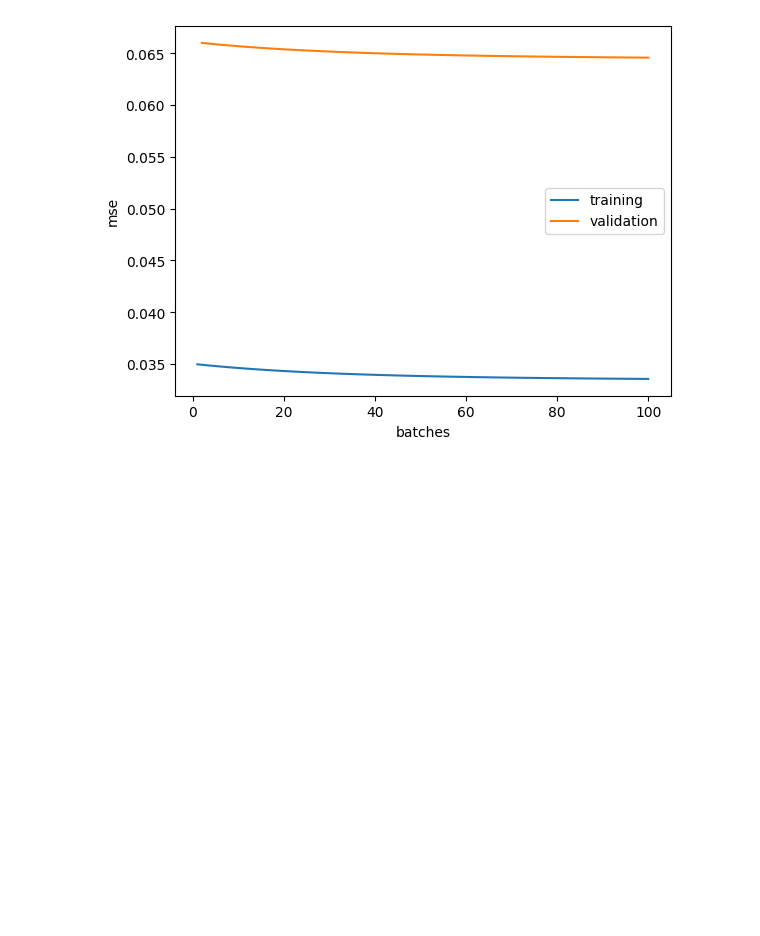
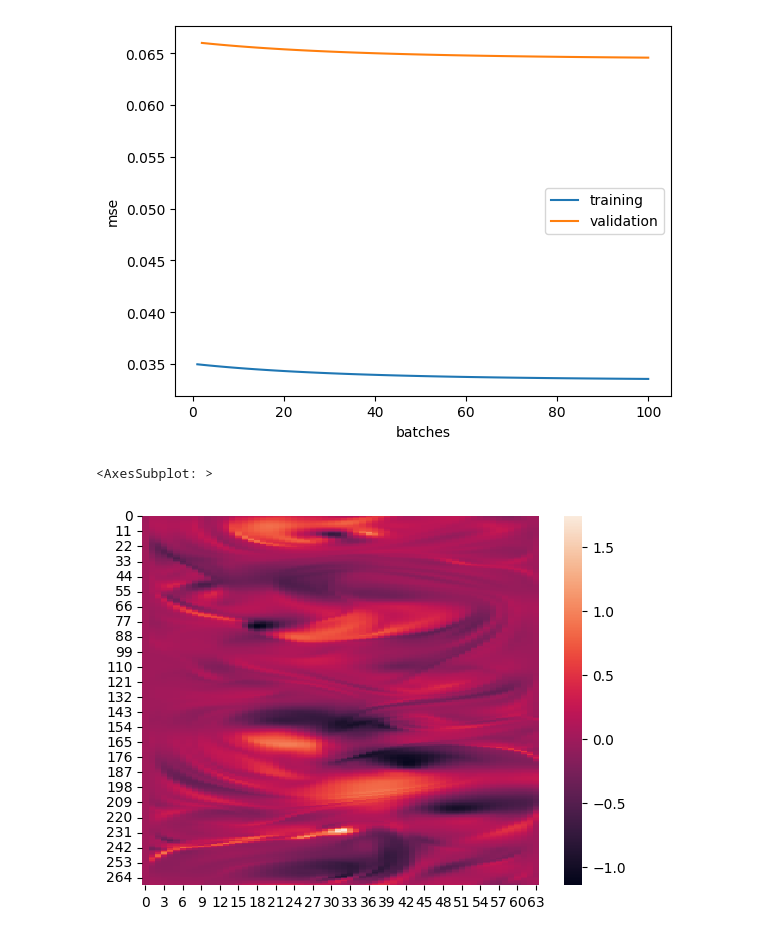
Before and after one commit to diegodelc/jax-cfd, a Jupyter notebook: notebooks/hybrid_model/training_superresolutions/advection_term.ipynb, the cells around one changed output. Saved outputs shown, nothing was run; the diff lists cells and outputs as text; code cells hidden in the pictures; blank space fills up the shorter version.

```diff
--- a/notebooks/hybrid_model/training_superresolutions/advection_term.ipynb
+++ b/notebooks/hybrid_model/training_superresolutions/advection_term.ipynb
@@ -297,3 +304,8 @@ plt.legend()
 # %% [output]
 <matplotlib.legend.Legend at 0x...>
 [figure]
+# %%
+seaborn.heatmap(Y_dataset[-1][:,:,0])
+# %% [output]
+<AxesSubplot: >
+[figure, added]
```
Also changed, not shown: parts of 4 cells of this notebook, 3 other files.
